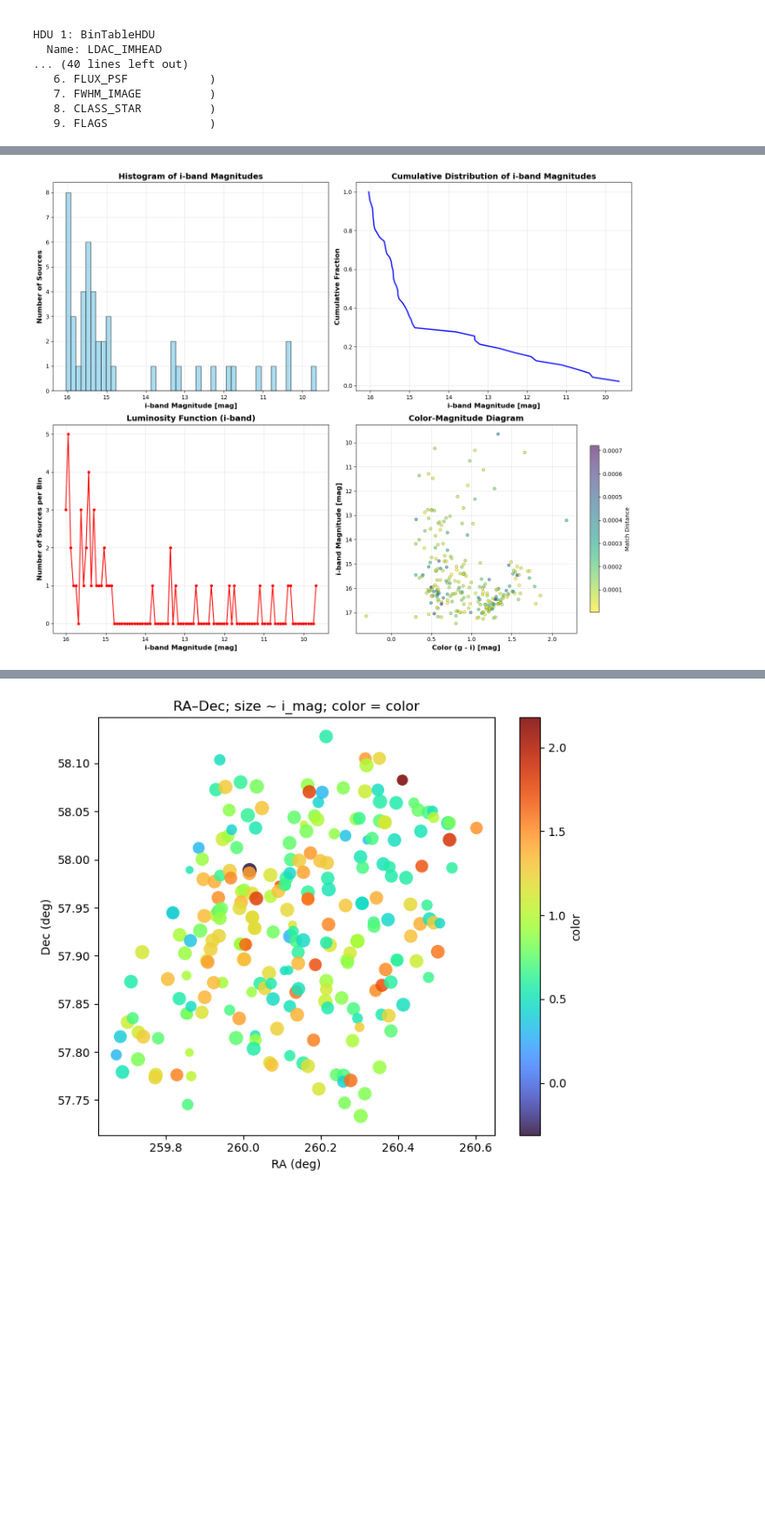
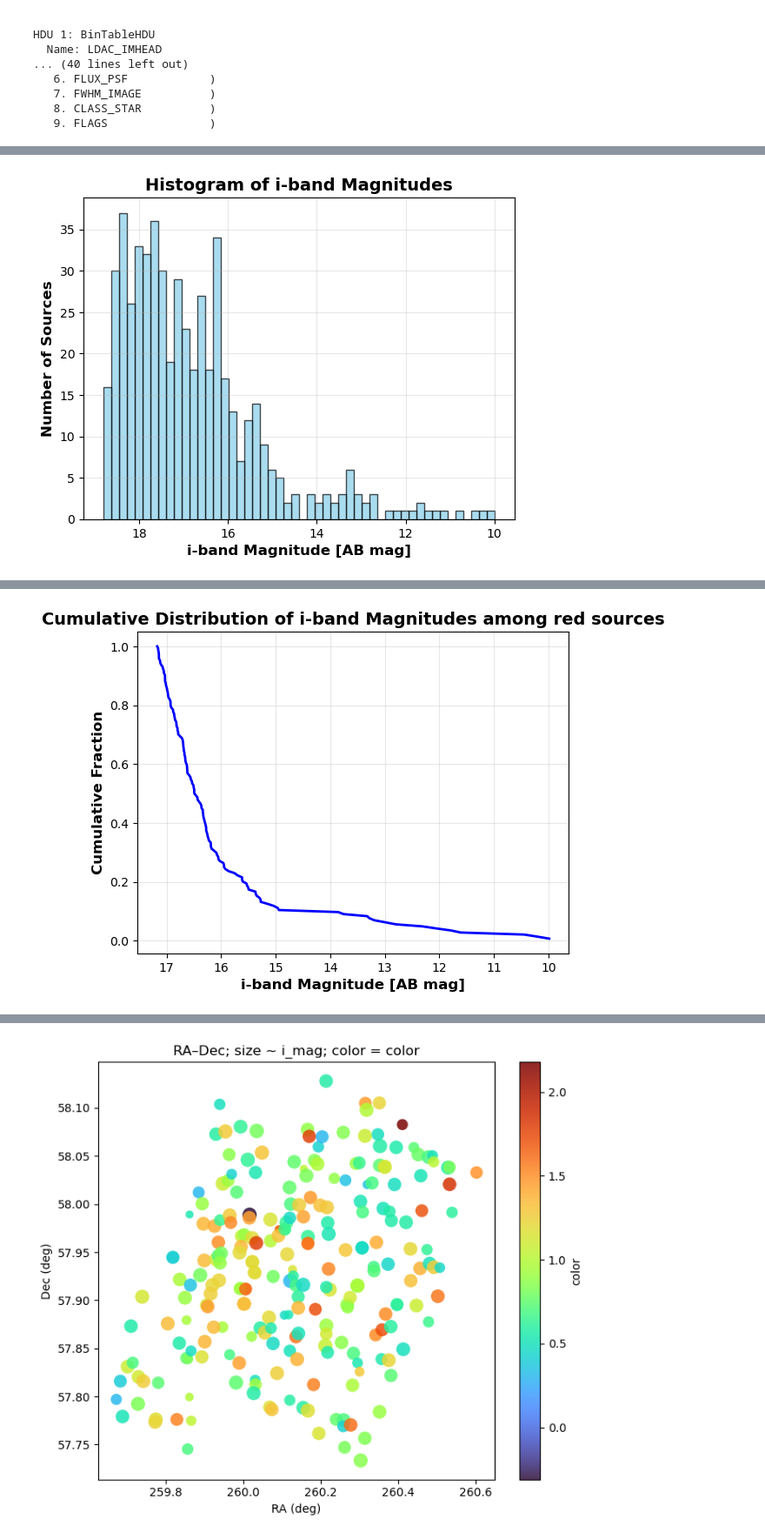
Before and after one commit to skp80286/trgb, a Jupyter notebook: exploration.ipynb, the cells around one changed output, grey strips where cells are left out. Shown at 87% size. Cells and saved outputs as stored; diff of their text form; code cells hidden in the pictures; blank space fills up the shorter version.

```diff
--- a/exploration.ipynb
+++ b/exploration.ipynb
@@ -481,37 +558,48 @@ from scipy import stats
 from scipy.signal import find_peaks
 
 # Load the color-magnitude data
-df = pd.read_csv('output/color_mag.csv')
+#df = pd.read_csv('output/color_mag.csv')
 
-# Select red giants as the top 20% in color
+# Select red giants as the top 50% in color
 red_sources = df[(df['color'] >= color_cutoff) & (df['i_mag'] <= imag_cutoff)]
+#red_sources = df[df['i_mag'] <= imag_cutoff]
+print(f'Number of red sources = {len(red_sources)} / {len(df)}')
+print(f"\nStatistical Analysis of red sources:")
+print(f"Total sources: {len(red_sources)}")
+print(f"i-magnitude range: {red_sources['i_mag'].min():.3f} to {red_sources['i_mag'].max():.3f} mag")
+print(f"Mean i-magnitude: {red_sources['i_mag'].mean():.3f} ± {red_sources['i_mag'].std():.3f} mag")
+print(f"Median i-magnitude: {red_sources['i_mag'].median():.3f} mag")
 
 #df = red_sources
 # Create a comprehensive histogram analysis for TRGB detection
-fig, axes = plt.subplots(2, 2, figsize=(15, 12))
+#fig, axes = plt.subplots(2, 2, figsize=(15, 12))
 
 # 1. Basic histogram of i-band magnitudes
-ax1 = axes[0, 0]
-n, bins, patches = ax1.hist(red_sources['i_mag'], bins=50, alpha=0.7, color='skyblue', edgecolor='black')
-ax1.set_xlabel('i-band Magnitude [mag]', fontsize=12, fontweight='bold')
-ax1.set_ylabel('Number of Sources', fontsize=12, fontweight='bold')
-ax1.set_title('Histogram of i-band Magnitudes', fontsize=14, fontweight='bold')
-ax1.grid(True, alpha=0.3)
-ax1.invert_xaxis()  # Invert x-axis for astronomical convention (brighter = lower magnitude)
+ax = plt.subplot()
+n, bins, patches = ax.hist(df['i_mag'], bins=50, alpha=0.7, color='skyblue', edgecolor='black')
+ax.set_xlabel('i-band Magnitude [AB mag]', fontsize=12, fontweight='bold')
+ax.set_ylabel('Number of Sources', fontsize=12, fontweight='bold')
+ax.set_title('Histogram of i-band Magnitudes', fontsize=14, fontweight='bold')
+ax.grid(True, alpha=0.3)
+ax.invert_xaxis()  # Invert x-axis for astronomical convention (brighter = lower magnitude)
+plt.savefig('output/i_mag_histogram.png', dpi=300, bbox_inches='tight')
+plt.show()
 
 # 2. Cumulative distribution function
-ax2 = axes[0, 1]
+ax = plt.subplot()
 sorted_mags = np.sort(red_sources['i_mag'])
 cumulative = np.arange(1, len(sorted_mags) + 1) / len(sorted_mags)
-ax2.plot(sorted_mags, cumulative, 'b-', linewidth=2, label='Cumulative Distribution')
-ax2.set_xlabel('i-band Magnitude [mag]', fontsize=12, fontweight='bold')
-ax2.set_ylabel('Cumulative Fraction', fontsize=12, fontweight='bold')
-ax2.set_title('Cumulative Distribution of i-band Magnitudes', fontsize=14, fontweight='bold')
-ax2.grid(True, alpha=0.3)
-ax2.invert_xaxis()
+ax.plot(sorted_mags, cumulative, 'b-', linewidth=2, label='Cumulative Distribution')
+ax.set_xlabel('i-band Magnitude [AB mag]', fontsize=12, fontweight='bold')
+ax.set_ylabel('Cumulative Fraction', fontsize=12, fontweight='bold')
+ax.set_title('Cumulative Distribution of i-band Magnitudes among red sources', fontsize=14, fontweight='bold')
+ax.grid(True, alpha=0.3)
+ax.invert_xaxis()
+plt.savefig('output/cumulative_distribution.png', dpi=300, bbox_inches='tight')
+plt.show()
 
 # 3. Luminosity function (density plot)
-ax3 = axes[1, 0]
+ax = plt.subplot()
 # Create a finer histogram for luminosity function
 mag_bins = np.linspace(red_sources['i_mag'].min(), red_sources['i_mag'].max(), 100)
 n_fine, bins_fine = np.histogram(red_sources['i_mag'], bins=mag_bins)
@@ -519,18 +607,18 @@ bin_centers = (bins_fine[:-1] + bins_fine[1:]) / 2
 
 
 # Plot luminosity function
-ax3.plot(bin_centers, n_fine, 'ro-', markersize=4, linewidth=1.5, label='Luminosity Function')
-ax3.set_xlabel('i-band Magnitude [mag]', fontsize=12, fontweight='bold')
-ax3.set_ylabel('Number of Sources per Bin', fontsize=12, fontweight='bold')
-ax3.set_title('Luminosity Function (i-band)', fontsize=14, fontweight='bold')
-ax3.grid(True, alpha=0.3)
-ax3.invert_xaxis()
-
+ax.plot(bin_centers, n_fine, 'ro-', markersize=4, linewidth=1.5, label='Luminosity Function')
+ax.set_xlabel('i-band Magnitude [mag]', fontsize=12, fontweight='bold')
+ax.set_ylabel('Number of Sources per Bin', fontsize=12, fontweight='bold')
+ax.set_title('Luminosity Function (i-band)', fontsize=14, fontweight='bold')
+ax.grid(True, alpha=0.3)
+ax.invert_xaxis()
+plt.show()
 
 # 4. Color-magnitude diagram with TRGB candidates highlighted
-ax4 = axes[1, 1]
+ax = plt.subplot()
 # Create scatter plot
-scatter = ax4.scatter(df['color'], df['i_mag'],
+scatter = ax.scatter(df['color'], df['i_mag'],
                      c=df['match_distance'],
                      s=30,
                      alpha=0.6,
@@ -538,17 +626,17 @@ scatter = ax4.scatter(df['color'], df['i_mag'],
                      edgecolors='black',
                      linewidth=0.3)
 
-ax4.set_xlabel('Color (g - i) [mag]', fontsize=12, fontweight='bold')
-ax4.set_ylabel('i-band Magnitude [mag]', fontsize=12, fontweight='bold')
-ax4.set_title('Color-Magnitude Diagram', fontsize=14, fontweight='bold')
-ax4.invert_yaxis()
-ax4.grid(True, alpha=0.3)
+ax.set_xlabel('Color (g - i) [mag]', fontsize=12, fontweight='bold')
+ax.set_ylabel('i-band Magnitude [mag]', fontsize=12, fontweight='bold')
+ax.set_title('Color-Magnitude Diagram', fontsize=14, fontweight='bold')
+ax.invert_yaxis()
+ax.grid(True, alpha=0.3)
 
 # Add colorbar
 cbar = plt.colorbar(scatter, ax=ax4, shrink=0.8)
 cbar.set_label('Match Distance', fontsize=10)
 
 plt.tight_layout()
-plt.savefig('output/i_band_histogram_analysis.png', dpi=300, bbox_inches='tight')
+#plt.savefig('output/i_band_histogram_analysis.png', dpi=300, bbox_inches='tight')
 plt.show()
 # %% [output]
@@ -555 +650 @@ plt.show()
-[figure, old version]
+[figure, new version]
@@ -574,0 +651 @@ Top 5 TRGB Candidates (from cumulative distribution):
+[figure, added]
```
Also changed, not shown: parts of 18 cells of this notebook, 23 other files.
